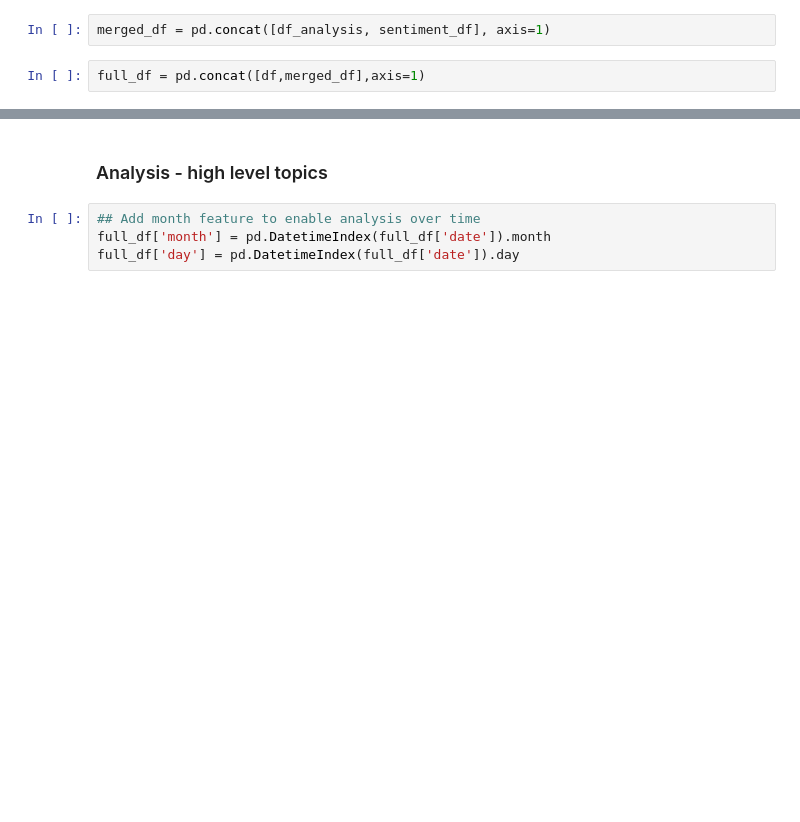
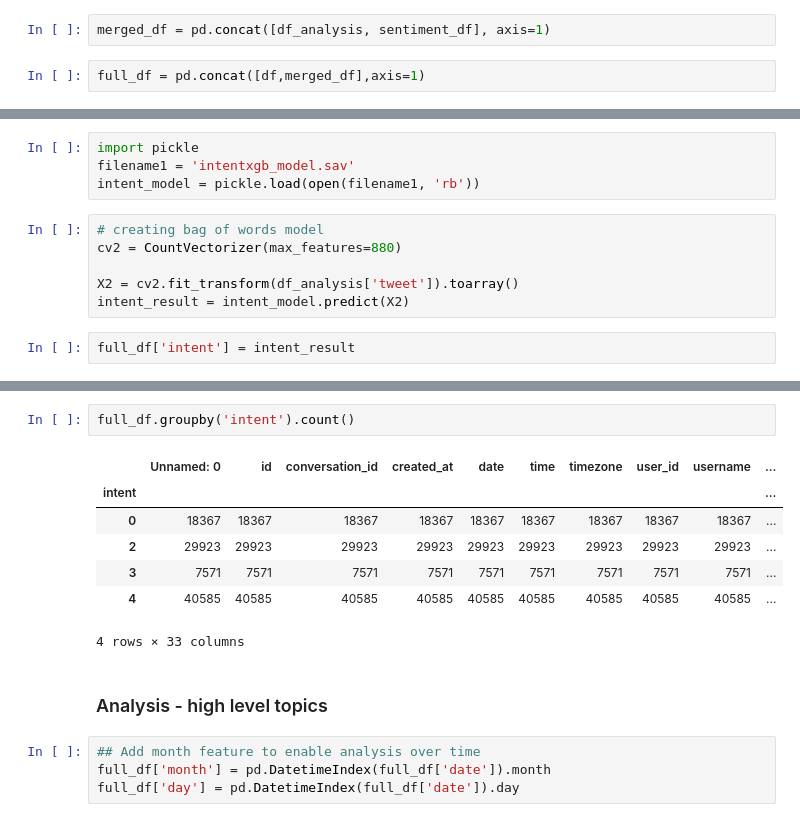
Before and after one commit to tawney-kirkland/04-fletcher, a Jupyter notebook: modeling-analysis_second.ipynb, the cells around one changed output, grey strips where cells are left out. Cells and saved outputs as stored; diff of their text form; blank space fills up the shorter version.

```diff
--- a/modeling-analysis_second.ipynb
+++ b/modeling-analysis_second.ipynb
@@ -300,0 +332,12 @@ full_df = pd.concat([df,merged_df],axis=1)
+# %%
+import pickle
+filename1 = 'intentxgb_model.sav'
+intent_model = pickle.load(open(filename1, 'rb'))
+# %%
+# creating bag of words model
+cv2 = CountVectorizer(max_features=880)
+
+X2 = cv2.fit_transform(df_analysis['tweet']).toarray()
+intent_result = intent_model.predict(X2)
+# %%
+full_df['intent'] = intent_result
@@ -301,3 +352,13 @@ full_df = pd.concat([df,merged_df],axis=1)
+# %%
+full_df.groupby('intent').count()
+# %% [output]
+|  | Unnamed: 0 | id | conversation_id | created_at | date | time | timezone | user_id | username | ... |
+| intent |  |  |  |  |  |  |  |  |  | ... |
+| 0 | 18367 | 18367 | 18367 | 18367 | 18367 | 18367 | 18367 | 18367 | 18367 | ... |
+| 2 | 29923 | 29923 | 29923 | 29923 | 29923 | 29923 | 29923 | 29923 | 29923 | ... |
+| 3 | 7571 | 7571 | 7571 | 7571 | 7571 | 7571 | 7571 | 7571 | 7571 | ... |
+| 4 | 40585 | 40585 | 40585 | 40585 | 40585 | 40585 | 40585 | 40585 | 40585 | ... |
+4 rows × 33 columns
 # %% [markdown]
 ### Analysis - high level topics
 # %%
```
Also changed, not shown: parts of 13 cells of this notebook.
